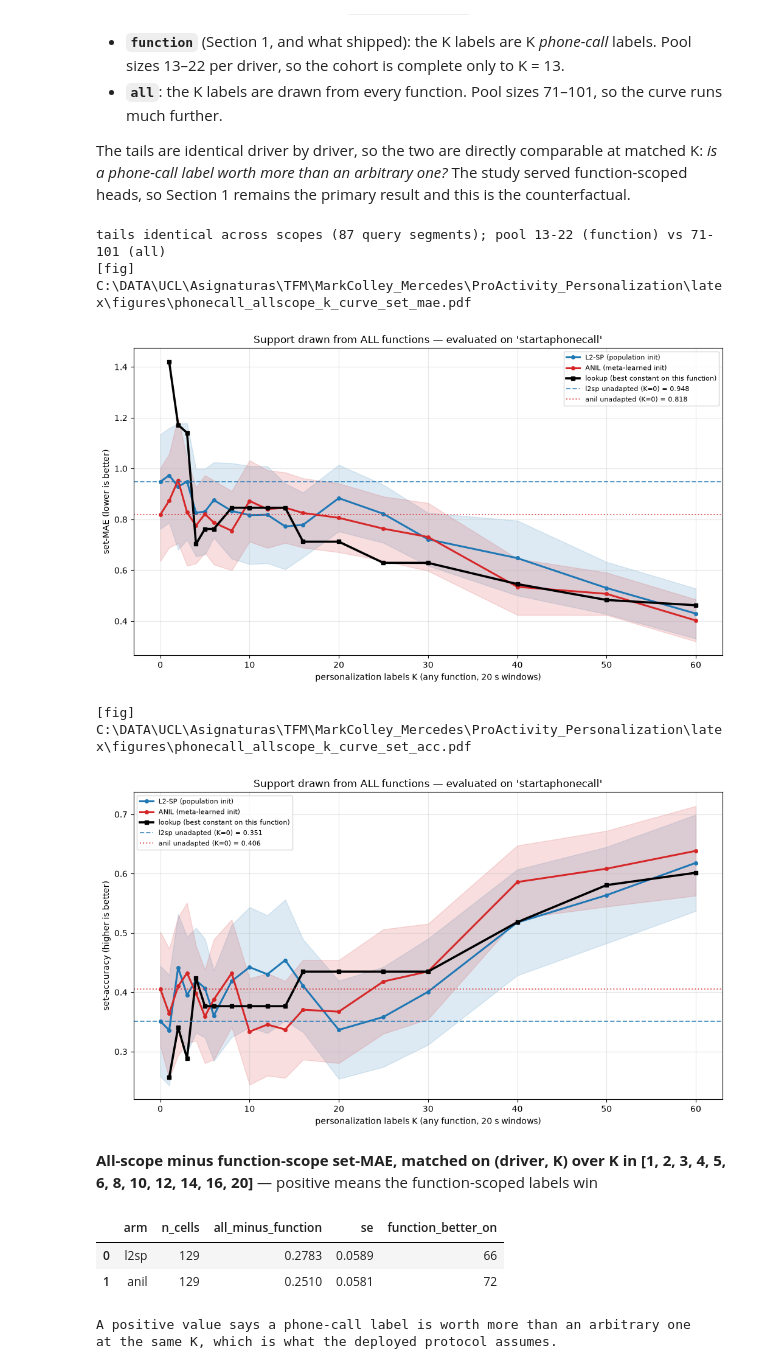
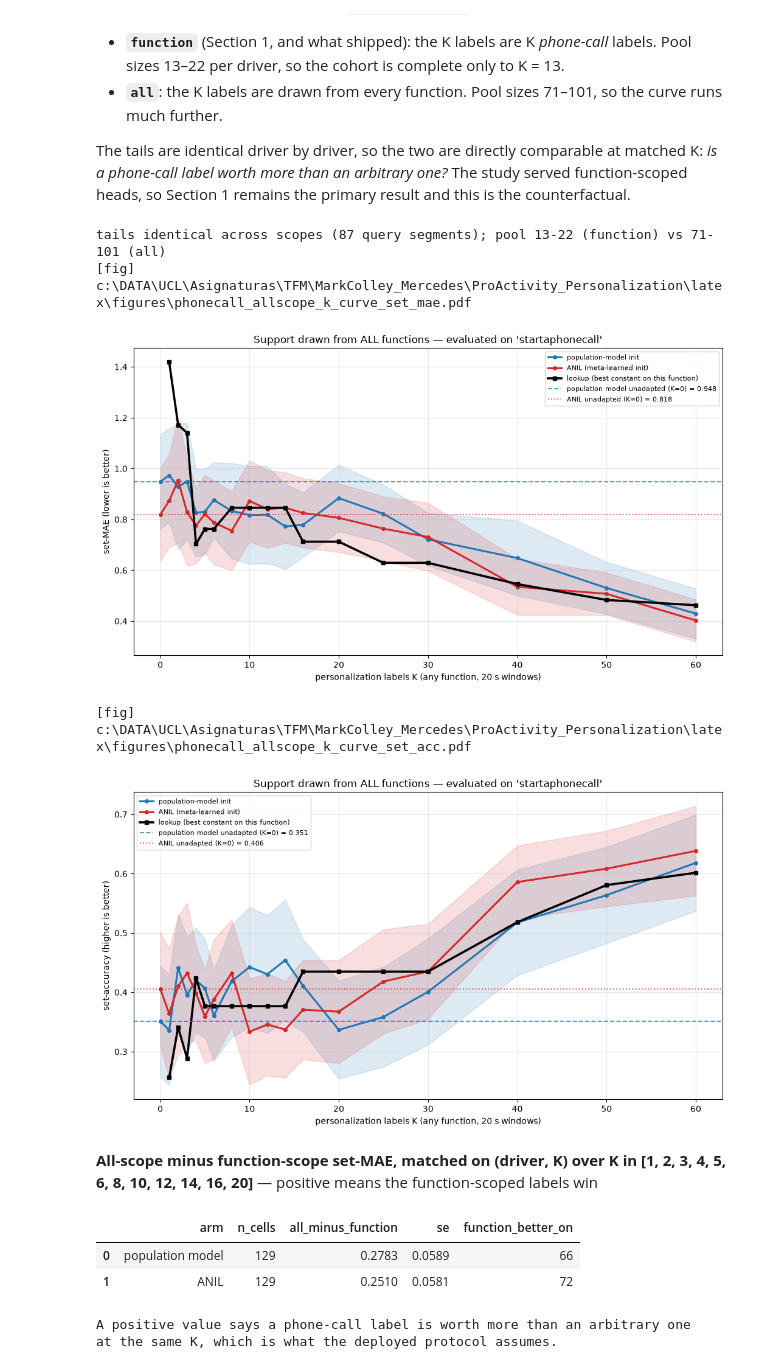
Before and after one commit to DaniPulidoE/ProActivity_Personalization, a Jupyter notebook: src/ProVoice/training_analysis/phone_call_k_curve_analysis.ipynb, the cells around one changed output. Saved outputs shown, nothing was run; the diff lists cells and outputs as text; code cells hidden in the pictures.

Commit message:
updated data analysis

```diff
--- a/src/ProVoice/training_analysis/phone_call_k_curve_analysis.ipynb
+++ b/src/ProVoice/training_analysis/phone_call_k_curve_analysis.ipynb
@@ -26,7 +26,11 @@ PCK = pathlib.Path(os.environ.get("PCK_DIR", ROOT / "results/phone_call_k_curve"
 POOLED = pathlib.Path(os.environ.get("POOLED_DIR", ROOT / "results/arm_comparison_v2"))
 GRAD_OK = 1e-3        # phone_call_k_curve.GRAD_NORM_WARN
 
-ARMS = {"l2sp": "L2-SP (population init)", "anil": "ANIL (meta-learned init)"}
+ARMS = {"l2sp": "population-model init", "anil": "ANIL (meta-learned init)"}
+# Short display names for figures/tables (floor lines, per-driver legends, the
+# all-scope table): the "l2sp" arm is the population model with head fine-tuning,
+# shown simply as "population model".
+ARM_SHORT = {"l2sp": "population model", "anil": "ANIL"}
 COL = {"l2sp": "tab:blue", "anil": "tab:red", "lookup": "k", "floor": "0.45"}
 
 csv = PCK / "phone_call_k_curve.csv"
@@ -118,7 +122,7 @@ def draw(ax, col, ylabel, title, pids=None, legend=True,
                 continue
             v = z.groupby("pid")[col].first().mean()
         ax.axhline(v, ls=ls, c=COL[arm], lw=1.4, alpha=.75,
-                   label=f"{arm} unadapted (K=0) = {v:.3f}")
+                   label=f"{ARM_SHORT[arm]} unadapted (K=0) = {v:.3f}")
     if max(ks) > k_cap:
         ax.axvspan(k_cap, max(ks), color="0.85", alpha=.5, zorder=0)
         ax.text(k_cap * 1.02, ax.get_ylim()[1], " partial cohort", va="top",
@@ -262,41 +266,41 @@ else:
           f"pool {A['l2sp'].groupby('pid').n_pool.first().min()}-"
           f"{A['l2sp'].groupby('pid').n_pool.first().max()} (function) vs "
           f"{A_ALL['l2sp'].groupby('pid').n_pool.first().min()}-"
           f"{A_ALL['l2sp'].groupby('pid').n_pool.first().max()} (all)")
 
     for col, ylab, tag in (("set_mae", "set-MAE (lower is better)", "set_mae"),
                            ("set_acc", "set-accuracy (higher is better)", "set_acc")):
         fig, ax = plt.subplots(figsize=(10.5, 6))
         draw(ax, col, ylab, f"Support drawn from ALL functions — evaluated on {FUNC!r}",
              A_=A_ALL, LK_=LK_ALL, ks=KS_ALL, k_cap=KCAP_ALL,
              xlabel="personalization labels K (any function, 20 s windows)")
         plt.tight_layout(); save(fig, f"{FIGPREFIX}_allscope_k_curve_{tag}"); plt.show()
 
     # Paired at matched K over the range both scopes cover. Same driver, same K,
     # same query rows -- the only difference is what the K labels were.
     shared = sorted(set(KS) & set(KS_ALL) - {0})
     rows = []
     for arm in ARMS:
         f_ = A[arm][A[arm].k.isin(shared)].set_index(["pid", "k"]).set_mae
         a_ = A_ALL[arm][A_ALL[arm].k.isin(shared)].set_index(["pid", "k"]).set_mae
         d = (a_ - f_.reindex(a_.index)).dropna()
-        rows.append({"arm": arm, "n_cells": len(d), "all_minus_function": d.mean(),
+        rows.append({"arm": ARM_SHORT[arm], "n_cells": len(d), "all_minus_function": d.mean(),
                      "se": d.std(ddof=1) / np.sqrt(len(d)),
                      "function_better_on": int((d > 0).sum())})
     display(Markdown(f"**All-scope minus function-scope set-MAE, matched on (driver, K) "
                      f"over K in {shared}** — positive means the function-scoped labels win"))
     display(pd.DataFrame(rows).round(4))
     print("A positive value says a phone-call label is worth more than an arbitrary one\n"
           "at the same K, which is what the deployed protocol assumes.")
 # %% [output]
 tails identical across scopes (87 query segments); pool 13-22 (function) vs 71-101 (all)
-[fig] C:\DATA\UCL\Asignaturas\TFM\MarkColley_Mercedes\ProActivity_Personalization\latex\figures\phonecall_allscope_k_curve_set_mae.pdf
+[fig] c:\DATA\UCL\Asignaturas\TFM\MarkColley_Mercedes\ProActivity_Personalization\latex\figures\phonecall_allscope_k_curve_set_mae.pdf
-[figure, old version]
+[figure, new version]
-[fig] C:\DATA\UCL\Asignaturas\TFM\MarkColley_Mercedes\ProActivity_Personalization\latex\figures\phonecall_allscope_k_curve_set_acc.pdf
+[fig] c:\DATA\UCL\Asignaturas\TFM\MarkColley_Mercedes\ProActivity_Personalization\latex\figures\phonecall_allscope_k_curve_set_acc.pdf
-[figure, old version]
+[figure, new version]
 **All-scope minus function-scope set-MAE, matched on (driver, K) over K in [1, 2, 3, 4, 5, 6, 8, 10, 12, 14, 16, 20]** — positive means the function-scoped labels win
 |  | arm | n_cells | all_minus_function | se | function_better_on |
-| 0 | l2sp | 129 | 0.2783 | 0.0589 | 66 |
-| 1 | anil | 129 | 0.2510 | 0.0581 | 72 |
+| 0 | population model | 129 | 0.2783 | 0.0589 | 66 |
+| 1 | ANIL | 129 | 0.2510 | 0.0581 | 72 |
 A positive value says a phone-call label is worth more than an arbitrary one
 at the same K, which is what the deployed protocol assumes.
```
Also changed, not shown: parts of 5 cells of this notebook, 4 other files.
